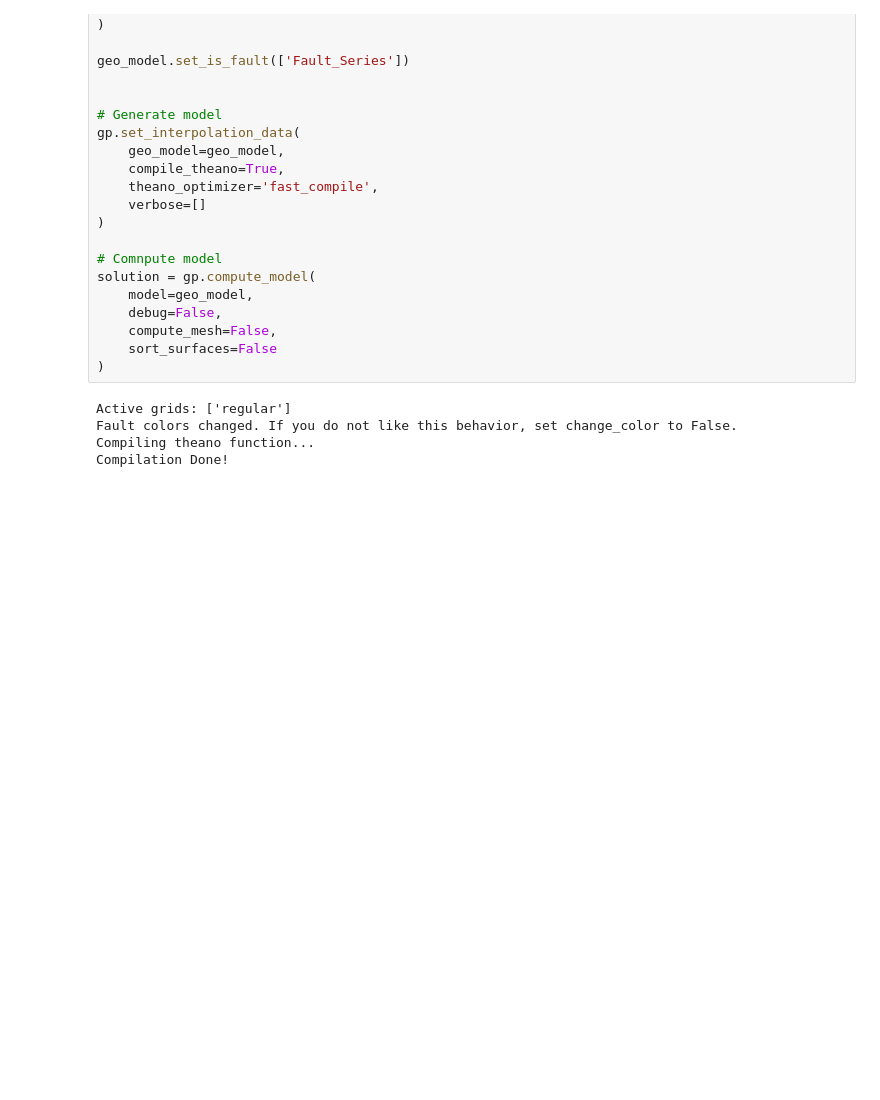
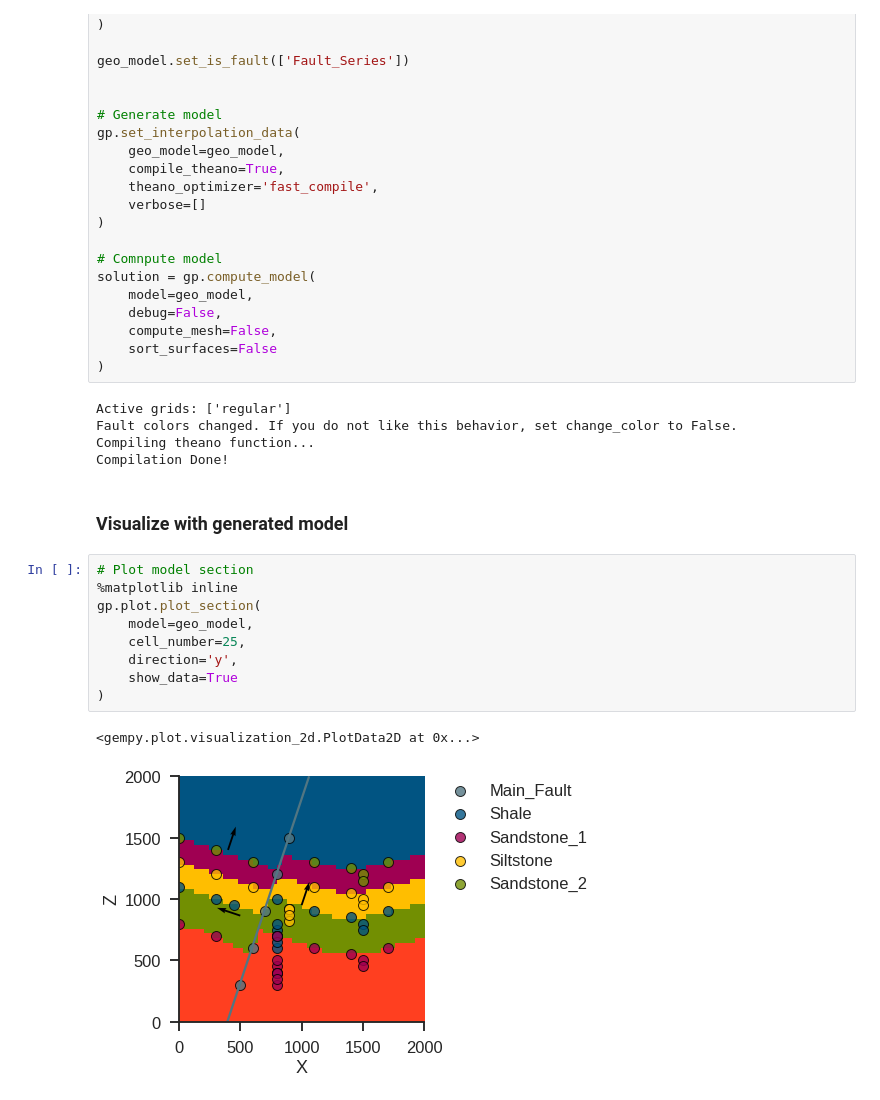
Before and after one commit to TrellixVulnTeam/gempy-notebooks_Q97W, a Jupyter notebook: gempy/BaseModel.ipynb, the cells around one changed output. Saved outputs shown, nothing was run; the diff lists cells and outputs as text; blank space fills up the shorter version.

Commit message:
gempy extract lihology-section

```diff
--- a/gempy/BaseModel.ipynb
+++ b/gempy/BaseModel.ipynb
@@ -63,3 +63,17 @@ Active grids: ['regular']
 Fault colors changed. If you do not like this behavior, set change_color to False.
 Compiling theano function...
 Compilation Done!
+# %% [markdown]
+###  Visualize  with generated model
+# %%
+# Plot model section
+%matplotlib inline
+gp.plot.plot_section(
+    model=geo_model,
+    cell_number=25,
+    direction='y',
+    show_data=True
+)
+# %% [output]
+<gempy.plot.visualization_2d.PlotData2D at 0x...>
+[figure, added]
```
Also changed, not shown: parts of 5 cells of this notebook, 11 other files.
